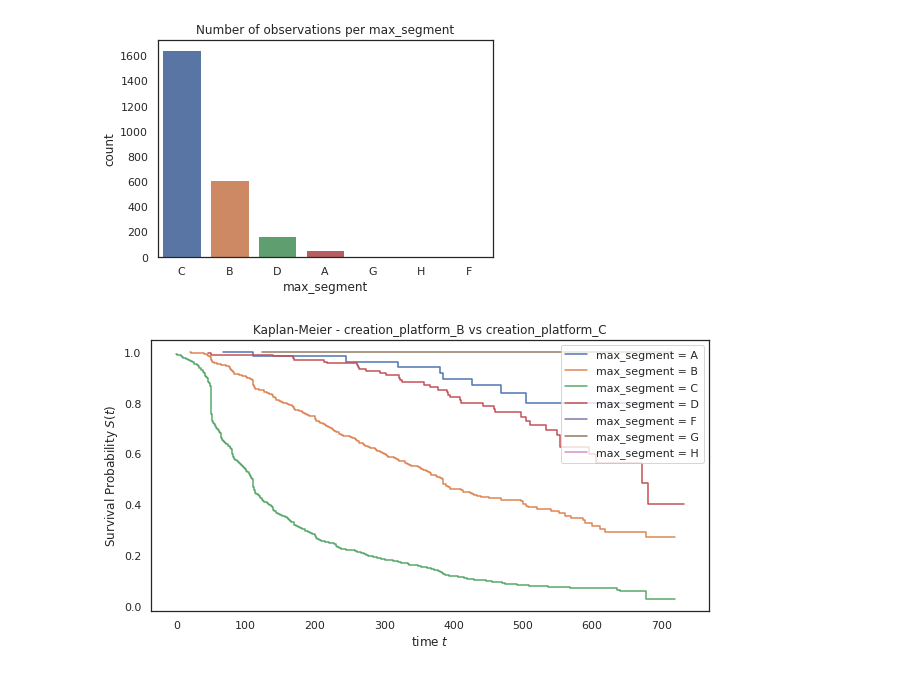
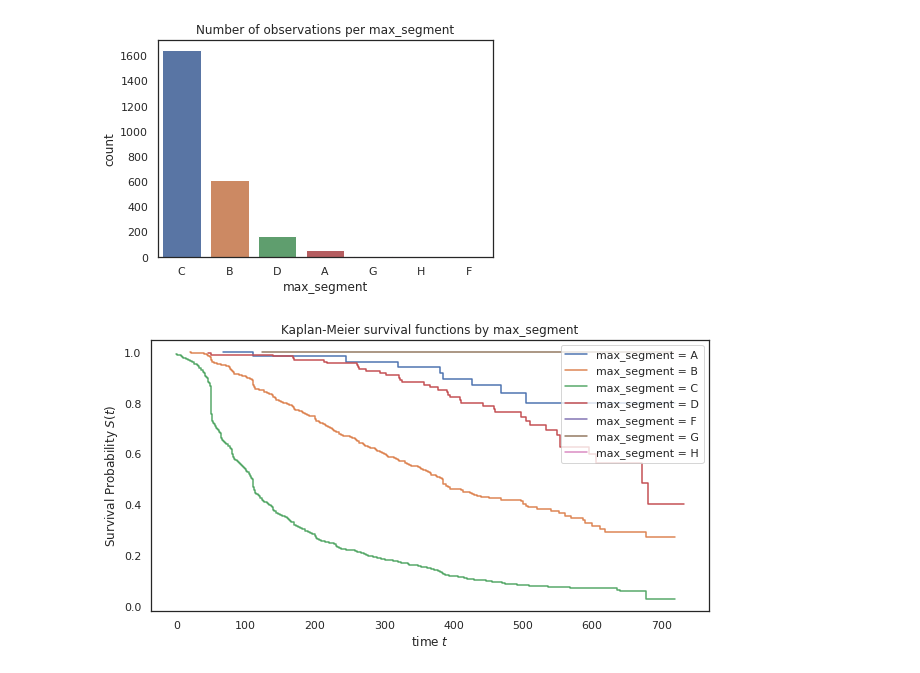
Before and after one commit to marcosmedvescig/thesis_survival_models_for_predicting_churn, a Jupyter notebook: eda.ipynb, the cells around one changed output. Drawn from its saved outputs; the diff is of its cells as text; code cells hidden in the pictures.

```diff
--- a/eda.ipynb
+++ b/eda.ipynb
@@ -379,23 +379,23 @@ ax.set_title('Number of observations per max_segment');
 # %%
 import matplotlib.pyplot as plt
 from sksurv.nonparametric import kaplan_meier_estimator
 
 plt.figure(figsize=(10,5))
 
 raw_data['event'] = raw_data['event'].astype(bool)
 
 for creation_platform in ['A','B','C','D','F','G','H']:
     mask_segment = raw_data['max_segment'] == creation_platform
     time_treatment, survival_prob_treatment = kaplan_meier_estimator(
         raw_data['event'][mask_segment],
         raw_data['time'][mask_segment])
 
     plt.step(time_treatment, survival_prob_treatment, where="post",
              label="max_segment = %s" % creation_platform)
 
 plt.ylabel("Survival Probability $S(t)$")
 plt.xlabel("time $t$")
 plt.legend(loc="best")
-plt.title('Kaplan-Meier - creation_platform_B vs creation_platform_C');
+plt.title('Kaplan-Meier survival functions by max_segment');
 # %% [output]
-[figure, old version]
+[figure, new version]
```
Also changed, not shown: parts of 3 cells of this notebook.
